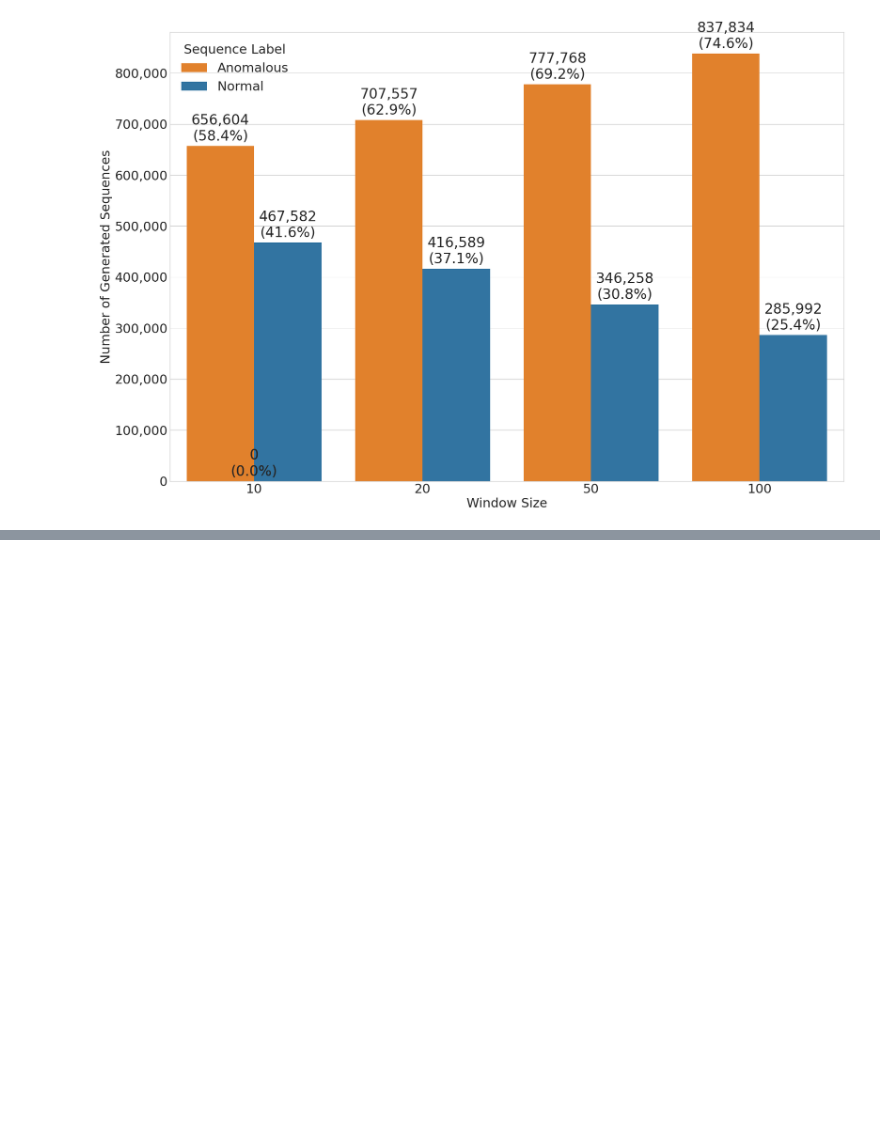
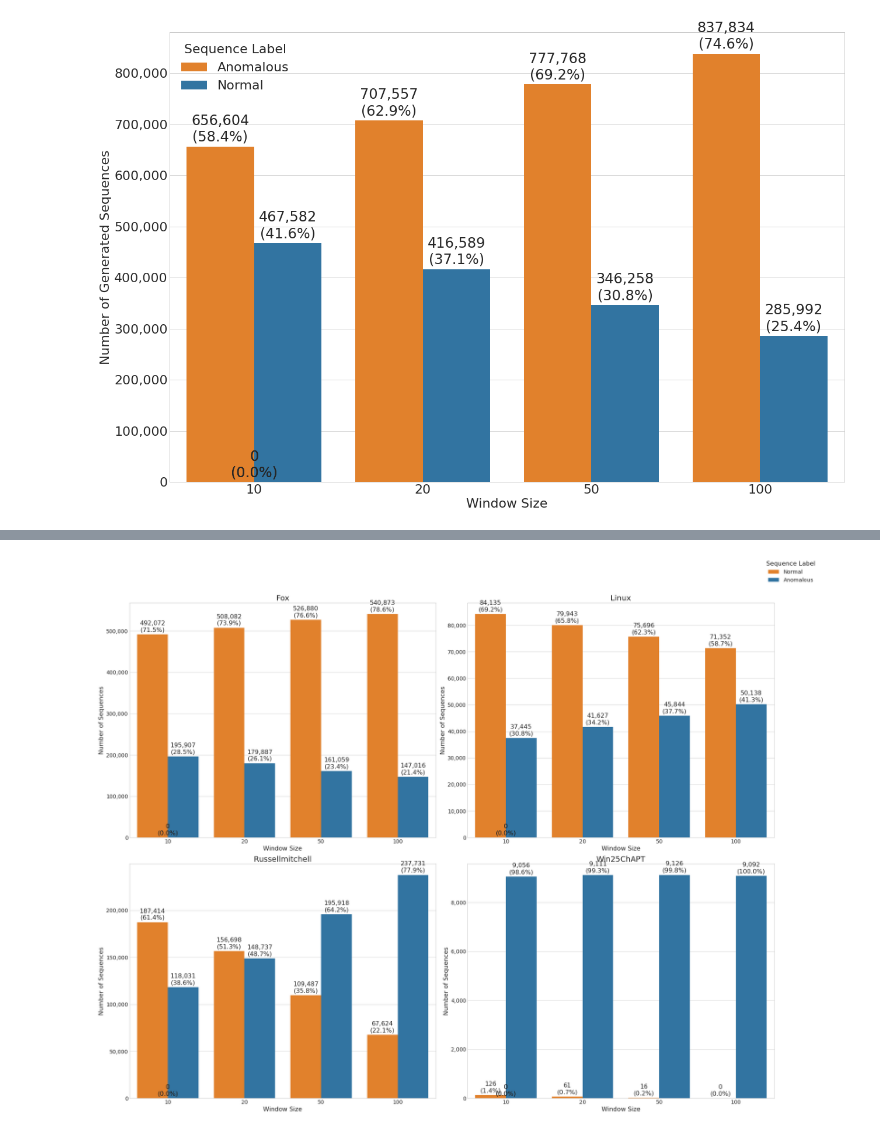
Before and after one commit to AhmedCoolProjects/logadu-py, a Jupyter notebook: datasets/analysis.ipynb, the cells around one changed output, grey strips where cells are left out. Drawn from its saved outputs; the diff is of its cells as text; code cells hidden in the pictures; blank space fills up the shorter version.

```diff
--- a/datasets/analysis.ipynb
+++ b/datasets/analysis.ipynb
@@ -639,0 +743,99 @@ plt.show()
+# %%
+# Create 4 subplots for each dataset
+fig, axes = plt.subplots(2, 2, figsize=(26, 20))
+axes = axes.flatten()  # Flatten to make indexing easier
+
+# Dataset names
+datasets = ['Fox', 'Linux', 'Russellmitchell', 'Win25ChAPT']
+
+# Colors for consistency
+colors = ['#ff7f0e', '#1f77b4']  # Orange for Anomalous, Blue for Normal
+
+for idx, dataset_name in enumerate(datasets):
+    ax = axes[idx]
+
+    # Prepare data for this specific dataset using individual files
+    dataset_labels_counts = {
+        "10_1": data[f'{dataset_name}_10_1']['label'].value_counts(),
+        "20_1": data[f'{dataset_name}_20_1']['label'].value_counts(),
+        "50_1": data[f'{dataset_name}_50_1']['label'].value_counts(),
+        "100_1": data[f'{dataset_name}_100_1']['label'].value_counts()
+    }
+
+    # Convert to DataFrame
+    df_dataset = pd.DataFrame(dataset_labels_counts).T.reset_index()
+    df_dataset = df_dataset.rename(columns={"index": "Dataset"})
+
+    # Handle missing labels (fill NaN with 0)
+    df_dataset = df_dataset.fillna(0)
+
+    # Rename columns for better readability
+    df_dataset_plot = df_dataset.rename(columns={
+        'Dataset': 'Window',
+        0: 'Normal',      # Label 0 is Normal
+        1: 'Anomalous'    # Label 1 is Anomalous
+    })
+
+    # Melt the DataFrame
+    df_dataset_melted = df_dataset_plot.melt(id_vars='Window', var_name='Label', value_name='Count')
+
+    # Create the bar plot
+    sns.barplot(data=df_dataset_melted, x='Window', y='Count', hue='Label', ax=ax, palette=colors)
+
+    # Add annotations on top of each bar
+    for p in ax.patches:
+        try:
+            # Get the window name from the x-axis position
+            x_pos = p.get_x() + p.get_width() / 2
+            window_idx = int(round(x_pos))
+
+            if window_idx < len(ax.get_xticklabels()):
+                window_name = ax.get_xticklabels()[window_idx].get_text()
+
+                # Find the total for this window in the current dataset
+                window_row = df_dataset[df_dataset['Dataset'] == window_name]
+                if not window_row.empty:
+                    total = window_row.iloc[0][0] + window_row.iloc[0][1]  # Normal + Anomalous
+
+                    if total > 0:
+                        percentage = f'({100 * p.get_height() / total:.1f}%)'
+                        count = f'{int(p.get_height()):,}'
+
+                        ax.annotate(f'{count}\n{percentage}',
+                                    (p.get_x() + p.get_width() / 2., p.get_height()),
+                                    ha='center', va='center',
+                                    xytext=(0, 20),
+                                    textcoords='offset points',
+                                    fontsize=16)
+        except (IndexError, KeyError) as e:
+            print(f"Could not annotate bar for {dataset_name}. Error: {e}")
+
+    # Customize each subplot
+    ax.set_title(f'{dataset_name}', fontsize=20)
+    ax.set_xlabel('Window Size', fontsize=16)
+    ax.set_ylabel('Number of Sequences', fontsize=16)
+
+    # Format y-axis
+    ax.get_yaxis().set_major_formatter(plt.FuncFormatter(lambda x, loc: "{:,}".format(int(x))))
+
+    # Clean up x-axis labels (remove "_1" suffix)
+    names = [name.get_text().split('_')[0] for name in ax.get_xticklabels()]
+    ax.set_xticklabels(names, fontsize=14)
+
+    # Set tick parameters
+    ax.tick_params(axis='both', which='major', labelsize=14)
+
+    # Customize legend
+    if idx == 1:  # Only show legend on last subplot
+        ax.legend(title='Sequence Label', title_fontsize=16, fontsize=14, loc='upper right', bbox_to_anchor=(1.15, 1.2))
+    else:
+        ax.get_legend().remove()
+
+    # put some space between the subplots horizontal and vertical
+    # ax.margins(x=0.05, y=0.1)  # Add margins for better spacing
+
+# Adjust layout
+plt.tight_layout()
+plt.show()
+# %% [output]
+[figure, added]
```
Also changed, not shown: parts of 15 cells of this notebook, 33 other files.
